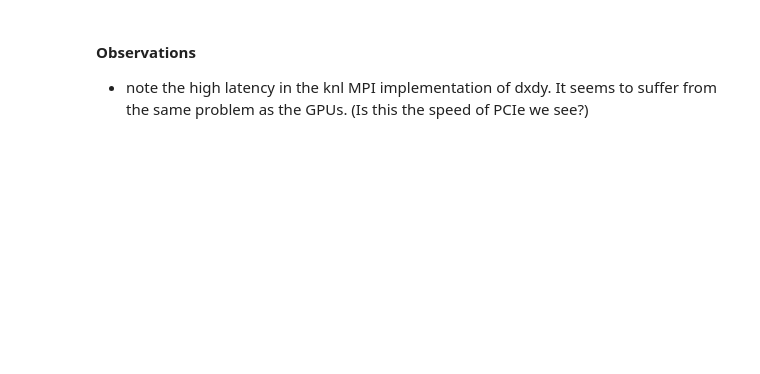
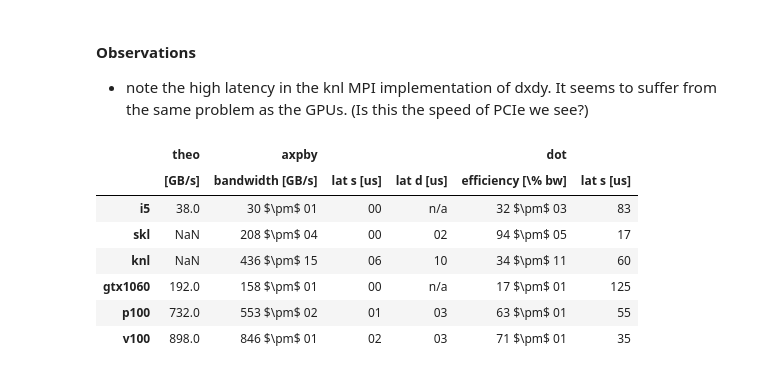
Before and after one commit to mwiesenberger/performance, a Jupyter notebook: 4-latencies-and-bandwidths.ipynb, the cells around one changed output. Drawn from its saved outputs; the diff is of its cells as text; code cells hidden in the pictures; blank space fills up the shorter version.

```diff
--- a/4-latencies-and-bandwidths.ipynb
+++ b/4-latencies-and-bandwidths.ipynb
@@ -228,3 +231,63 @@ test
 # %% [markdown]
 #### Observations
 - note the high latency in the knl MPI implementation of dxdy. It seems to suffer from the same problem as the GPUs. (Is this the speed of PCIe we see?)
+# %%
+index = ['i5','skl','knl','gtx1060','p100','v100']
+theo = [38,None,None,192,732,898]
+lines = []
+for arch in  index:
+    line = []
+    #line.append(arch)
+    #first the bandwidths
+    base_bw = arr.loc[(arch,1), ('axpby','bw','avg')]
+    err_bw = arr.loc[(arch,1), ('axpby','bw','std')]
+
+    line.append( toString(base_bw)+" $\pm$ "+toString(err_bw) )
+    line.append( toString(arr.loc[(arch,1),('axpby','lat','bw')]) )
+    if arch == 'i5' or arch == 'gtx1060':
+        line.append(toString(None))
+    else:
+        line.append( toString(arr.loc[(arch,4),('axpby','lat','bw')]) )
+
+    for n in ['dot','dxdy2','dxdy3','dxdy4','dxdy5']:
+        new_bw = arr.loc[(arch,1),(n,'bw','avg')]
+        new_err = arr.loc[(arch,1),(n,'bw','std')]
+        line.append( toString( new_bw/base_bw*100)+" $\pm$ "+toString(100*(err_bw/new_bw+new_bw/base_bw/base_bw*new_err)))
+        line.append( toString(arr.loc[(arch,1),(n,'lat','bw')]) )
+        if arch == 'i5' or arch == 'gtx1060':
+            line.append(toString(None))
+        else:
+            if n == 'dot':
+                line.append( toString(arr.loc[(arch,4),(n,'lat','bw')]) )
+            else:
+                line.append(toString(arr.loc[(arch,4),('dxdy2','lat','bw')]))
+
+    lines.append(line)
+
+tuples=[]
+
+
+for p in ['axpby','dot','dxdy (n=2)','dxdy (n=3)','dxdy (n=4)','dxdy (n=5)']:
+    for q in ['efficiency [\% bw]','lat s [us]','lat d [us]']:
+        tuples.append((p,q))
+tuples[0] = ('axpby','bandwidth [GB/s]')
+
+
+cols=pd.MultiIndex.from_tuples(tuples)
+
+toDisk = pd.DataFrame(lines, index=index, columns=cols)
+toDisk.insert(0,('theo','[GB/s]'),theo)
+filename='axpby-dot.tex'
+with open(filename, 'wb') as f:
+    f.write(bytes(toDisk.iloc[:,0:6].to_latex(escape=False),'UTF-8'))
+toDisk.iloc[:,0:6]
+#toDisk
+# %% [output]
+|  | theo | axpby |  |  | dot |  |
+|  | [GB/s] | bandwidth [GB/s] | lat s [us] | lat d [us] | efficiency [\% bw] | lat s [us] |
+| i5 | 38.0 | 30 $\pm$ 01 | 00 | n/a | 32 $\pm$ 03 | 83 |
+| skl | NaN | 208 $\pm$ 04 | 00 | 02 | 94 $\pm$ 05 | 17 |
+| knl | NaN | 436 $\pm$ 15 | 06 | 10 | 34 $\pm$ 11 | 60 |
+| gtx1060 | 192.0 | 158 $\pm$ 01 | 00 | n/a | 17 $\pm$ 01 | 125 |
+| p100 | 732.0 | 553 $\pm$ 02 | 01 | 03 | 63 $\pm$ 01 | 55 |
+| v100 | 898.0 | 846 $\pm$ 01 | 02 | 03 | 71 $\pm$ 01 | 35 |
```
Also changed, not shown: parts of 3 cells of this notebook, 4 other files.
